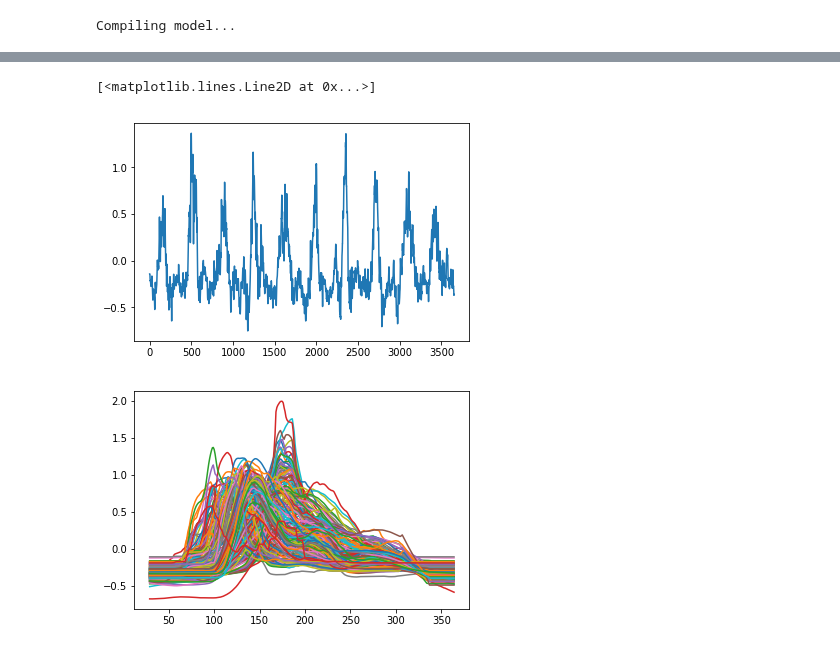
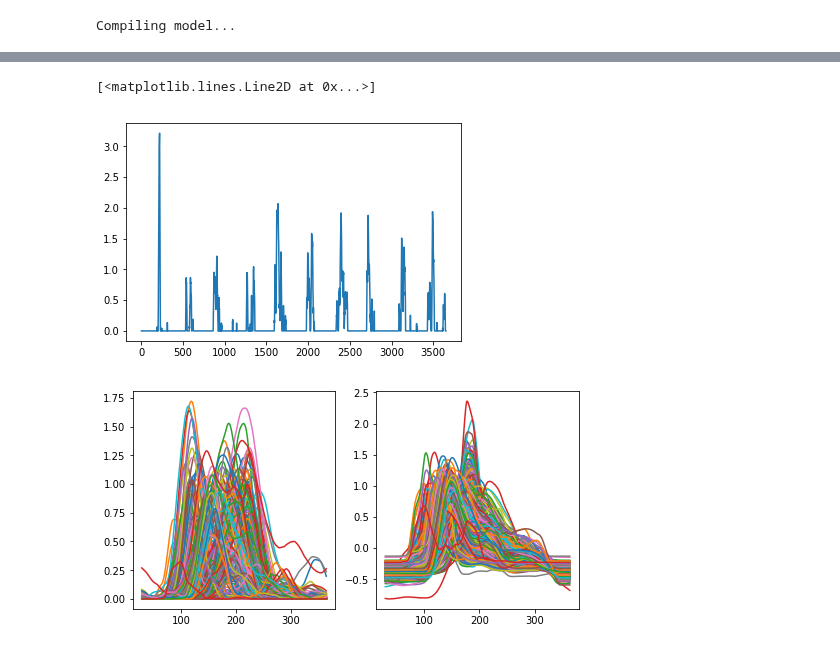
Before and after one commit to andersonsam/cnn_lstm_era, a Jupyter notebook: main_colab_transfer_season.ipynb, the cells around one changed output, grey strips where cells are left out. Saved outputs shown, nothing was run; the diff lists cells and outputs as text; code cells hidden in the pictures.

Commit message:
Transfer season + one stream

```diff
--- a/main_colab_transfer_season.ipynb
+++ b/main_colab_transfer_season.ipynb
@@ -450,0 +493,6 @@ Calculating predicted testing values...
+# %%
+#compile
+print('Compiling model...')
+model_load2.compile(loss=keras.losses.MSE,
+              optimizer=keras.optimizers.Adam(lr=0.001),
+              metrics=['mae'])
@@ -504,51 +590,76 @@ np.savez(savePath+"y_test_predicted", y_test_predicted)
 np.savez(savePath+"y_train_predicted", y_train_predicted)
 # %%
 #SOM on seasonal hydrographs to see what our results are
-a = np.load('y_test_predicted.npz')
-y_test_predicted = a['arr_0']
-y_test = y_test_predicted.T
+#a = np.load('y_test_predicted.npz')
+#y_test_predicted = a['arr_0']
+#y_test_predicted = y_test_predicted.T
 
-y_new = np.empty((np.shape(y_test)[0],np.shape(y_test)[1]+1),dtype='single')
-y_new[:,1:] = y_test
+y_new = np.empty((np.shape(y_test_predicted)[0],np.shape(y_test_predicted)[1]+1),dtype='single')
+y_new[:,1:] = y_test_predicted
 y_new[:,0] = y_new[:,1]
 
-y_new[:,1:] = y_test
+y_new[:,1:] = y_test_predicted
 y_new[:,0] = y_new[:,1]
 
-plt.plot(y_new[0,:])
+plt.plot(y_new[107,:])
 # %% [output]
 [<matplotlib.lines.Line2D at 0x...>]
-[figure, old version]
+[figure, new version]
 # %%
 #compute smoothed seasonal over test period
 #plan: find leap years, remove last day of SF from leap years, reshape SF at each station into matrix, find average
 
 windowYears = flowDict['windowYears']
 trainYears = windowYears[trainInds]
 testYears = windowYears[testInds]
 
 #the first value in y_test is the second day in testInds
+y_newP = np.empty((np.shape(y_test_predicted)[0],np.shape(y_test_predicted)[1]+1),dtype='single')
+y_newP[:,1:] = y_test_predicted
+y_newP[:,0] = y_newP[:,1]
+
 y_new = np.empty((np.shape(y_test)[0],np.shape(y_test)[1]+1),dtype='single')
 y_new[:,1:] = y_test
 y_new[:,0] = y_new[:,1]
 
+#remove last day of leap years, so we can reshape into 365-row matrix
 lastDayOfYear = np.argwhere(testYears[1:] - testYears[:-1] == 1) + 1
 lastDayOfLeapYear = lastDayOfYear[np.argwhere(lastDayOfYear[1:]-lastDayOfYear[:-1] ==366)[:,0]+1]
+
+y_newP1 = np.copy(y_newP)
+y_newP2 = np.delete(y_newP1,lastDayOfLeapYear,axis=1)
+
 y_new1 = np.copy(y_new)
 y_new2 = np.delete(y_new1,lastDayOfLeapYear,axis=1)
+
+y_test_predicted_seasonal = np.empty((len(y_newP2),365),dtype='single')
+y_test_predicted_seasonal_smooth = np.empty_like(y_test_predicted_seasonal)
 
 y_test_seasonal = np.empty((len(y_new2),365),dtype='single')
 y_test_seasonal_smooth = np.empty_like(y_test_seasonal)
 
 for streamGauge in range(len(y_new2)):
+
+    dummy = np.reshape(y_newP2[streamGauge,:],(10,365))
+    y_test_predicted_seasonal[streamGauge,:] = np.mean(dummy,axis=0)
+
+    x = pd.Series(y_test_predicted_seasonal[streamGauge,:])
+    y_test_predicted_seasonal_smooth[streamGauge] = x.rolling(30).mean()
 
     dummy = np.reshape(y_new2[streamGauge,:],(10,365))
     y_test_seasonal[streamGauge,:] = np.mean(dummy,axis=0)
 
     x = pd.Series(y_test_seasonal[streamGauge,:])
     y_test_seasonal_smooth[streamGauge] = x.rolling(30).mean()
 
+plt.figure(figsize=(8,4))
+
+plt.subplot(121)
+for ii in range(194):
+    plt.plot(y_test_predicted_seasonal_smooth[ii,:])
+
+plt.subplot(122)
 for ii in range(194):
     plt.plot(y_test_seasonal_smooth[ii,:])
 # %% [output]
-[figure, old version]
+[figure, new version]
```
Also changed, not shown: parts of 31 cells of this notebook.
